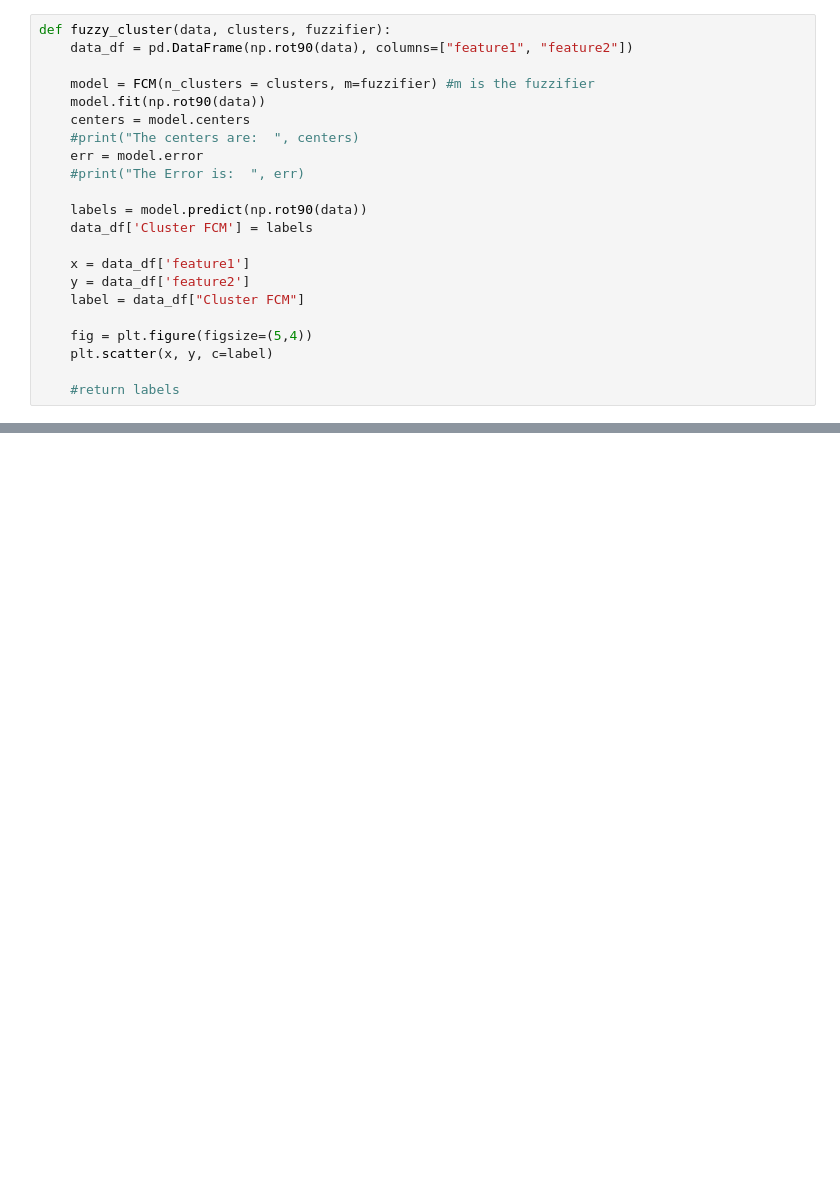
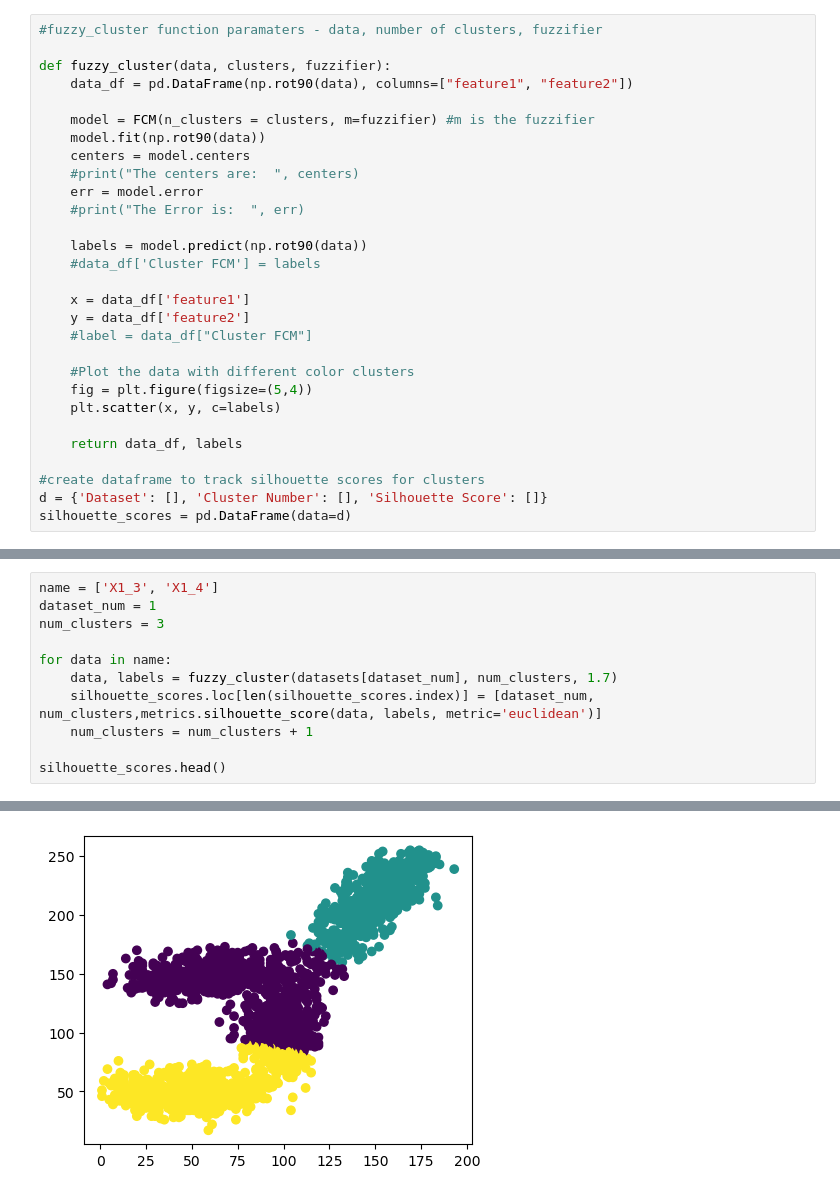
Before and after one commit to michaelzwartz/Unsupervised-ML, a Jupyter notebook: Sem2/VAT/clustering.ipynb, the cells around one changed output, grey strips where cells are left out. Cells and saved outputs as stored; diff of their text form; blank space fills up the shorter version.

Commit message:
successfully ran silhouette score in clustering ntbk. Deleted validity ntbk.

```diff
--- a/Sem2/VAT/clustering.ipynb
+++ b/Sem2/VAT/clustering.ipynb
@@ -22,6 +25,8 @@ datasets = LoadDataSets(os.getcwd(), '.PGM')
 [figure]
 [figure]
 # %%
+#fuzzy_cluster function paramaters - data, number of clusters, fuzzifier
+
 def fuzzy_cluster(data, clusters, fuzzifier):
     data_df = pd.DataFrame(np.rot90(data), columns=["feature1", "feature2"])
 
@@ -33,13 +38,18 @@ def fuzzy_cluster(data, clusters, fuzzifier):
     #print("The Error is:  ", err)
 
     labels = model.predict(np.rot90(data))
-    data_df['Cluster FCM'] = labels
+    #data_df['Cluster FCM'] = labels
 
     x = data_df['feature1']
     y = data_df['feature2']
-    label = data_df["Cluster FCM"]
+    #label = data_df["Cluster FCM"]
 
+    #Plot the data with different color clusters
     fig = plt.figure(figsize=(5,4))
-    plt.scatter(x, y, c=label)
+    plt.scatter(x, y, c=labels)
 
-    #return labels
+    return data_df, labels
+
+#create dataframe to track silhouette scores for clusters
+d = {'Dataset': [], 'Cluster Number': [], 'Silhouette Score': []}
+silhouette_scores = pd.DataFrame(data=d)
@@ -126,0 +56,12 @@ fuzzy_cluster(datasets[12], 4, 1.7)
+# %%
+name = ['X1_3', 'X1_4']
+dataset_num = 1
+num_clusters = 3
+
+for data in name:
+    data, labels = fuzzy_cluster(datasets[dataset_num], num_clusters, 1.7)
+    silhouette_scores.loc[len(silhouette_scores.index)] = [dataset_num, num_clusters,metrics.silhouette_score(data, labels, metric='euclidean')]
+    num_clusters = num_clusters + 1
+
+silhouette_scores.head()
+# %% [output]
@@ -126,0 +71 @@ fuzzy_cluster(datasets[12], 4, 1.7)
+[figure, added]
```
Also changed, not shown: parts of 27 cells of this notebook, 1 other file.
